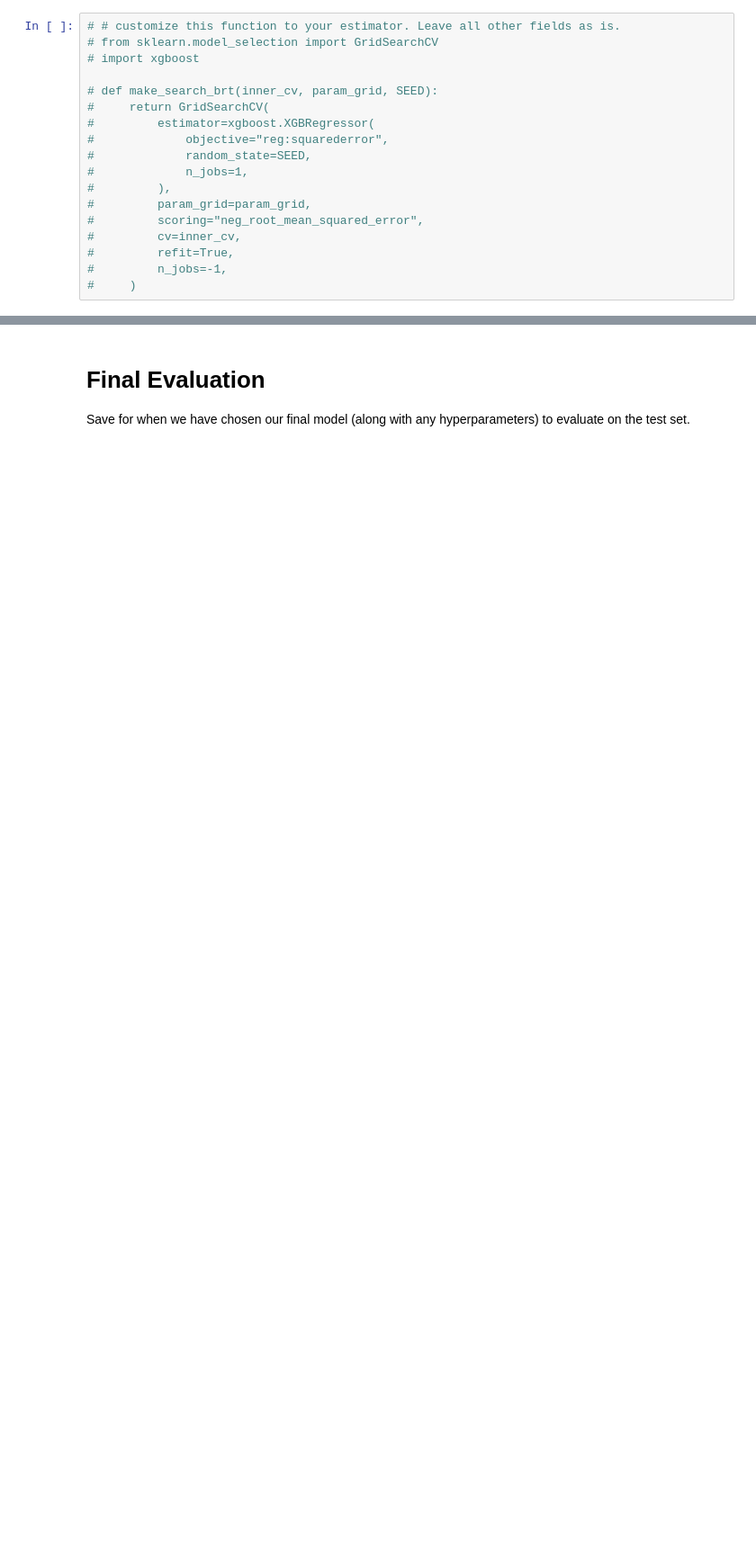
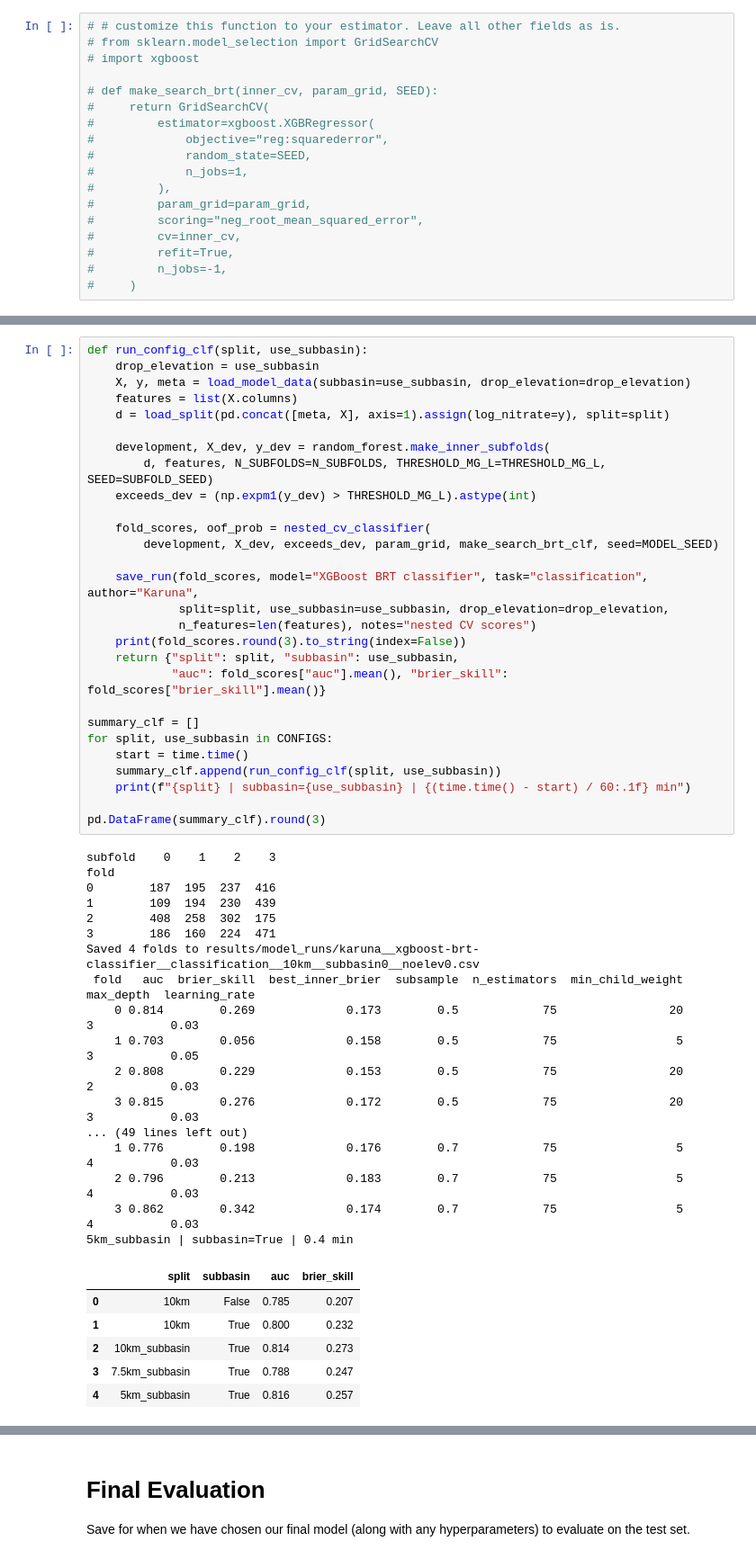
Before and after one commit to Erdos-Projects/fall-2026-infrastructure-placement, a Jupyter notebook: notebooks/models/brt.ipynb, the cells around one changed output, grey strips where cells are left out. Shown at 90% size. Cells and saved outputs as stored; diff of their text form; blank space fills up the shorter version.

Commit message:
BRT classifier run

```diff
--- a/notebooks/models/brt.ipynb
+++ b/notebooks/models/brt.ipynb
@@ -204 +324,53 @@ def make_search_brt(inner_cv, param_grid, SEED):
+# %%
+def run_config_clf(split, use_subbasin):
+    drop_elevation = use_subbasin
+    X, y, meta = load_model_data(subbasin=use_subbasin, drop_elevation=drop_elevation)
+    features = list(X.columns)
+    d = load_split(pd.concat([meta, X], axis=1).assign(log_nitrate=y), split=split)
+
+    development, X_dev, y_dev = random_forest.make_inner_subfolds(
+        d, features, N_SUBFOLDS=N_SUBFOLDS, THRESHOLD_MG_L=THRESHOLD_MG_L, SEED=SUBFOLD_SEED)
+    exceeds_dev = (np.expm1(y_dev) > THRESHOLD_MG_L).astype(int)
+
+    fold_scores, oof_prob = nested_cv_classifier(
+        development, X_dev, exceeds_dev, param_grid, make_search_brt_clf, seed=MODEL_SEED)
+
+    save_run(fold_scores, model="XGBoost BRT classifier", task="classification", author="Karuna",
+             split=split, use_subbasin=use_subbasin, drop_elevation=drop_elevation,
+             n_features=len(features), notes="nested CV scores")
+    print(fold_scores.round(3).to_string(index=False))
+    return {"split": split, "subbasin": use_subbasin,
+            "auc": fold_scores["auc"].mean(), "brier_skill": fold_scores["brier_skill"].mean()}
+
+summary_clf = []
+for split, use_subbasin in CONFIGS:
+    start = time.time()
+    summary_clf.append(run_config_clf(split, use_subbasin))
+    print(f"{split} | subbasin={use_subbasin} | {(time.time() - start) / 60:.1f} min")
+
+pd.DataFrame(summary_clf).round(3)
+# %% [output]
+subfold    0    1    2    3
+fold
+0        187  195  237  416
+1        109  194  230  439
+2        408  258  302  175
+3        186  160  224  471
+Saved 4 folds to results/model_runs/karuna__xgboost-brt-classifier__classification__10km__subbasin0__noelev0.csv
+ fold   auc  brier_skill  best_inner_brier  subsample  n_estimators  min_child_weight  max_depth  learning_rate
+    0 0.814        0.269             0.173        0.5            75                20          3           0.03
+    1 0.703        0.056             0.158        0.5            75                 5          3           0.05
+    2 0.808        0.229             0.153        0.5            75                20          2           0.03
+    3 0.815        0.276             0.172        0.5            75                20          3           0.03
+... (49 lines left out)
+    1 0.776        0.198             0.176        0.7            75                 5          4           0.03
+    2 0.796        0.213             0.183        0.7            75                 5          4           0.03
+    3 0.862        0.342             0.174        0.7            75                 5          4           0.03
+5km_subbasin | subbasin=True | 0.4 min
+|  | split | subbasin | auc | brier_skill |
+| 0 | 10km | False | 0.785 | 0.207 |
+| 1 | 10km | True | 0.800 | 0.232 |
+| 2 | 10km_subbasin | True | 0.814 | 0.273 |
+| 3 | 7.5km_subbasin | True | 0.788 | 0.247 |
+| 4 | 5km_subbasin | True | 0.816 | 0.257 |
 # %%
```
Also changed, not shown: parts of 21 cells of this notebook, 10 other files.
